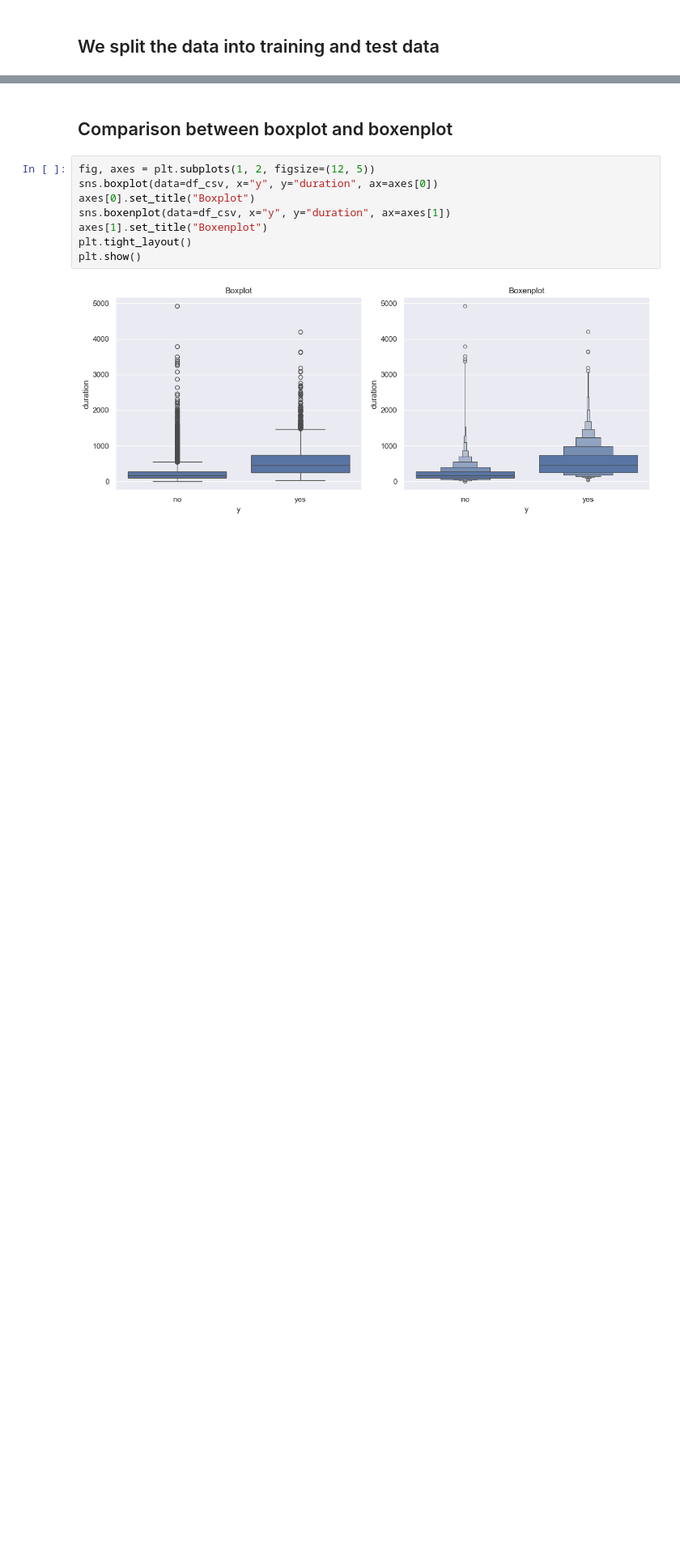
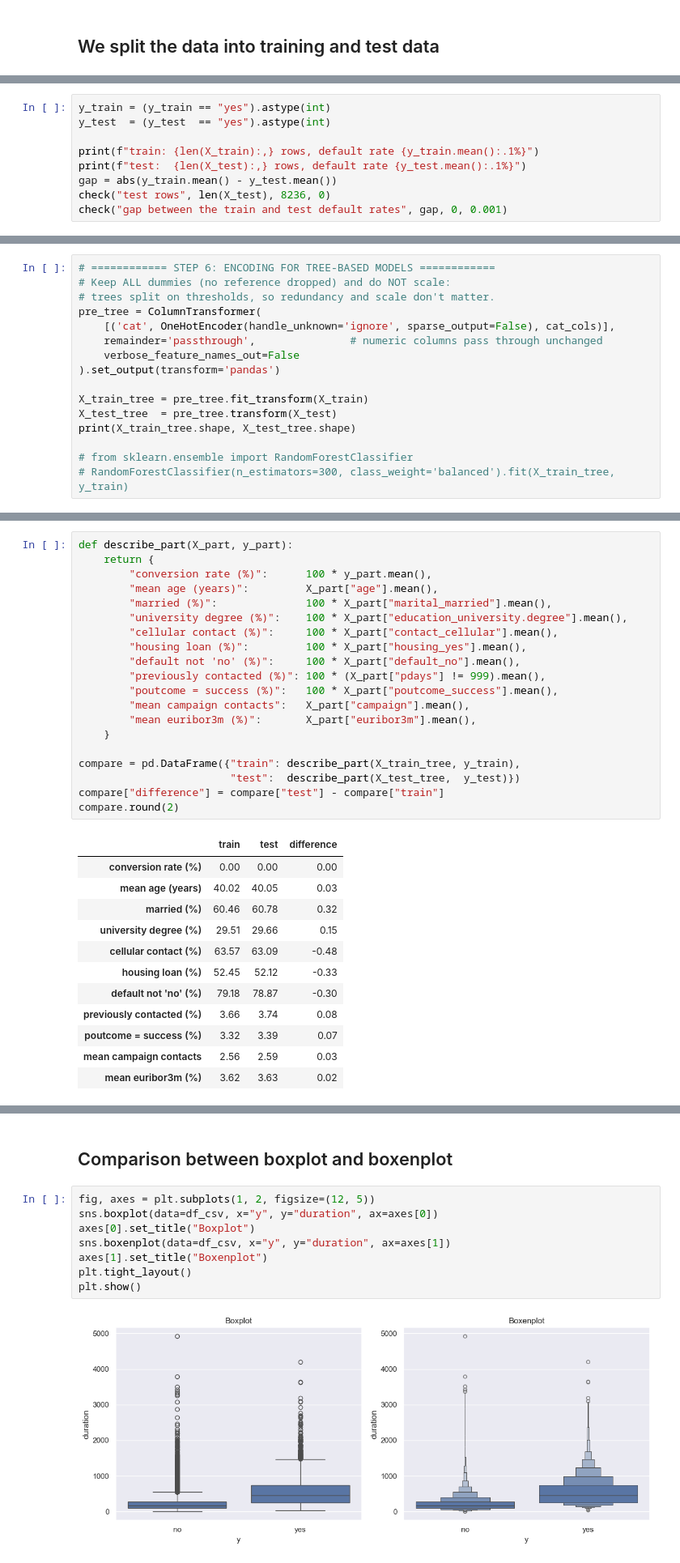
Before and after one commit to anoopungrd/sgh-advanced-analytics-big-data, a Jupyter notebook: semester-1/data-mining/project/code/Bank_Marketing_Notebook.ipynb, the cells around one changed output, grey strips where cells are left out. Shown at 81% size. Saved outputs shown, nothing was run; the diff lists cells and outputs as text; blank space fills up the shorter version.

```diff
--- a/semester-1/data-mining/project/code/Bank_Marketing_Notebook.ipynb
+++ b/semester-1/data-mining/project/code/Bank_Marketing_Notebook.ipynb
@@ -812,0 +883,9 @@ df_test = pd.concat([X_test, y_test], axis=1)
+# %%
+y_train = (y_train == "yes").astype(int)
+y_test  = (y_test  == "yes").astype(int)
+
+print(f"train: {len(X_train):,} rows, default rate {y_train.mean():.1%}")
+print(f"test:  {len(X_test):,} rows, default rate {y_test.mean():.1%}")
+gap = abs(y_train.mean() - y_test.mean())
+check("test rows", len(X_test), 8236, 0)
+check("gap between the train and test default rates", gap, 0, 0.001)
@@ -812,0 +964,16 @@ df_test = pd.concat([X_test, y_test], axis=1)
+# %%
+# ============ STEP 6: ENCODING FOR TREE-BASED MODELS ============
+# Keep ALL dummies (no reference dropped) and do NOT scale:
+# trees split on thresholds, so redundancy and scale don't matter.
+pre_tree = ColumnTransformer(
+    [('cat', OneHotEncoder(handle_unknown='ignore', sparse_output=False), cat_cols)],
+    remainder='passthrough',               # numeric columns pass through unchanged
+    verbose_feature_names_out=False
+).set_output(transform='pandas')
+
+X_train_tree = pre_tree.fit_transform(X_train)
+X_test_tree  = pre_tree.transform(X_test)
+print(X_train_tree.shape, X_test_tree.shape)
+
+# from sklearn.ensemble import RandomForestClassifier
+# RandomForestClassifier(n_estimators=300, class_weight='balanced').fit(X_train_tree, y_train)
@@ -812,0 +993,33 @@ df_test = pd.concat([X_test, y_test], axis=1)
+# %%
+def describe_part(X_part, y_part):
+    return {
+        "conversion rate (%)":      100 * y_part.mean(),
+        "mean age (years)":         X_part["age"].mean(),
+        "married (%)":              100 * X_part["marital_married"].mean(),
+        "university degree (%)":    100 * X_part["education_university.degree"].mean(),
+        "cellular contact (%)":     100 * X_part["contact_cellular"].mean(),
+        "housing loan (%)":         100 * X_part["housing_yes"].mean(),
+        "default not 'no' (%)":     100 * X_part["default_no"].mean(),
+        "previously contacted (%)": 100 * (X_part["pdays"] != 999).mean(),
+        "poutcome = success (%)":   100 * X_part["poutcome_success"].mean(),
+        "mean campaign contacts":   X_part["campaign"].mean(),
+        "mean euribor3m (%)":       X_part["euribor3m"].mean(),
+    }
+
+compare = pd.DataFrame({"train": describe_part(X_train_tree, y_train),
+                        "test":  describe_part(X_test_tree,  y_test)})
+compare["difference"] = compare["test"] - compare["train"]
+compare.round(2)
+# %% [output]
+|  | train | test | difference |
+| conversion rate (%) | 0.00 | 0.00 | 0.00 |
+| mean age (years) | 40.02 | 40.05 | 0.03 |
+| married (%) | 60.46 | 60.78 | 0.32 |
+| university degree (%) | 29.51 | 29.66 | 0.15 |
+| cellular contact (%) | 63.57 | 63.09 | -0.48 |
+| housing loan (%) | 52.45 | 52.12 | -0.33 |
+| default not 'no' (%) | 79.18 | 78.87 | -0.30 |
+| previously contacted (%) | 3.66 | 3.74 | 0.08 |
+| poutcome = success (%) | 3.32 | 3.39 | 0.07 |
+| mean campaign contacts | 2.56 | 2.59 | 0.03 |
+| mean euribor3m (%) | 3.62 | 3.63 | 0.02 |
```
Also changed, not shown: parts of 37 cells of this notebook, 3 other files.
